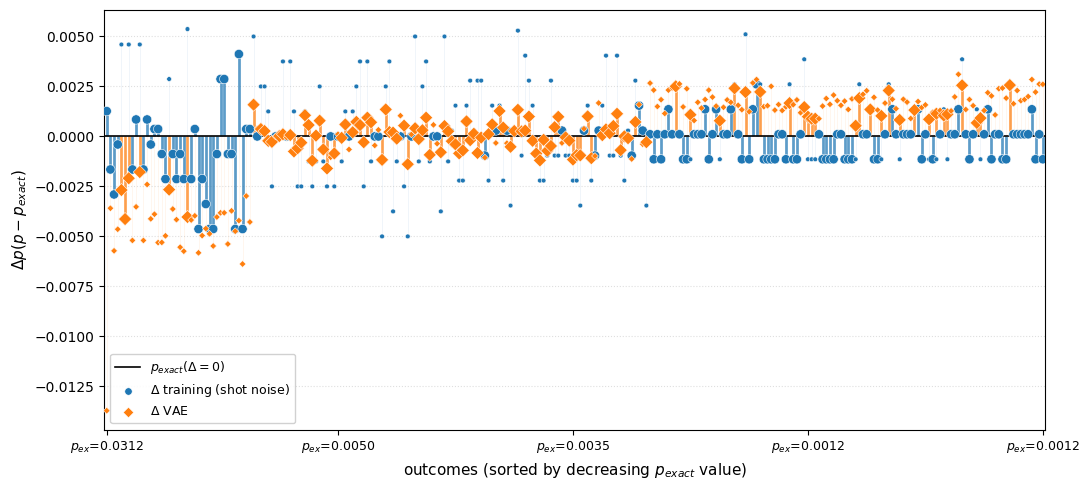
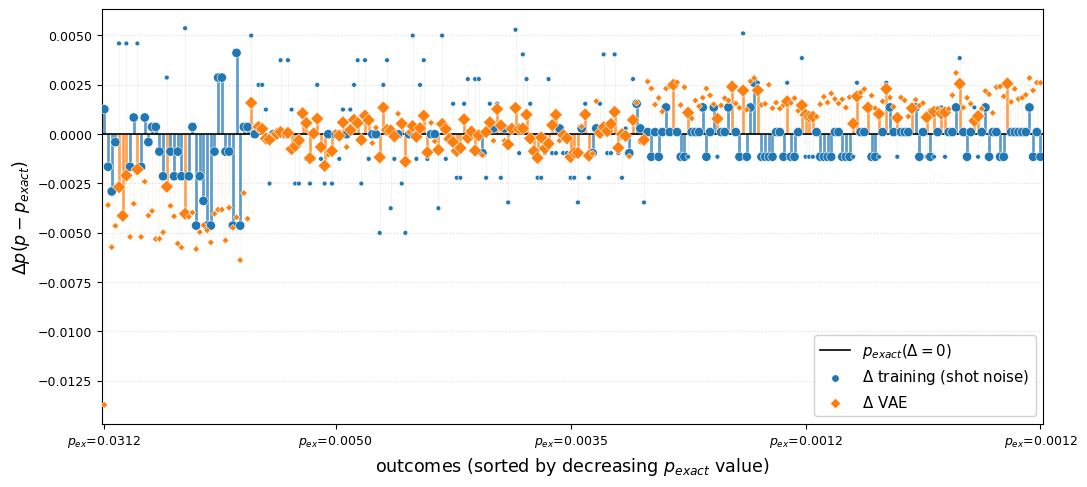
Code edit (unified diff) that turned the first committed figure into the second:
--- before
+++ after
@@ -11,3 +11,3 @@
 
 # -- save fig --
-fig.savefig(FIGS_DIR / 'VAE_ghz4_deviation.svg', bbox_inches='tight')
+# fig.savefig(FIGS_DIR / 'VAE_ghz4_deviation.svg', bbox_inches='tight')

Commit: adjustments in dim/scale for report plots